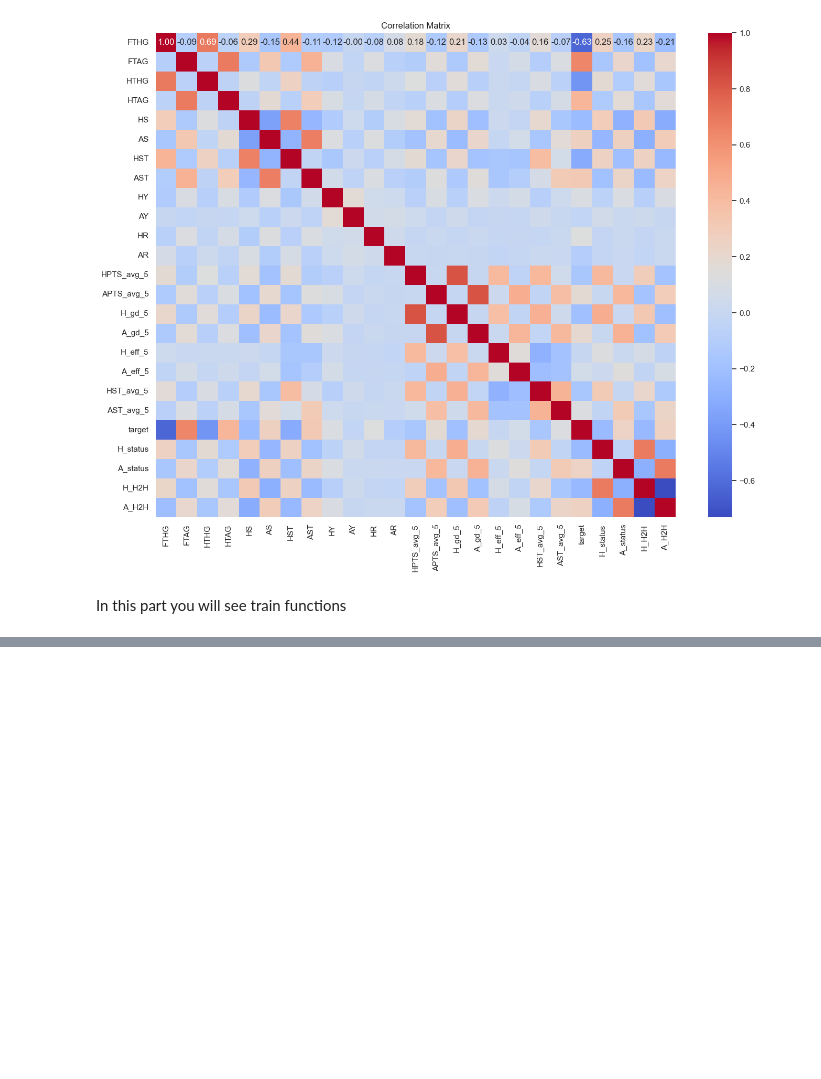
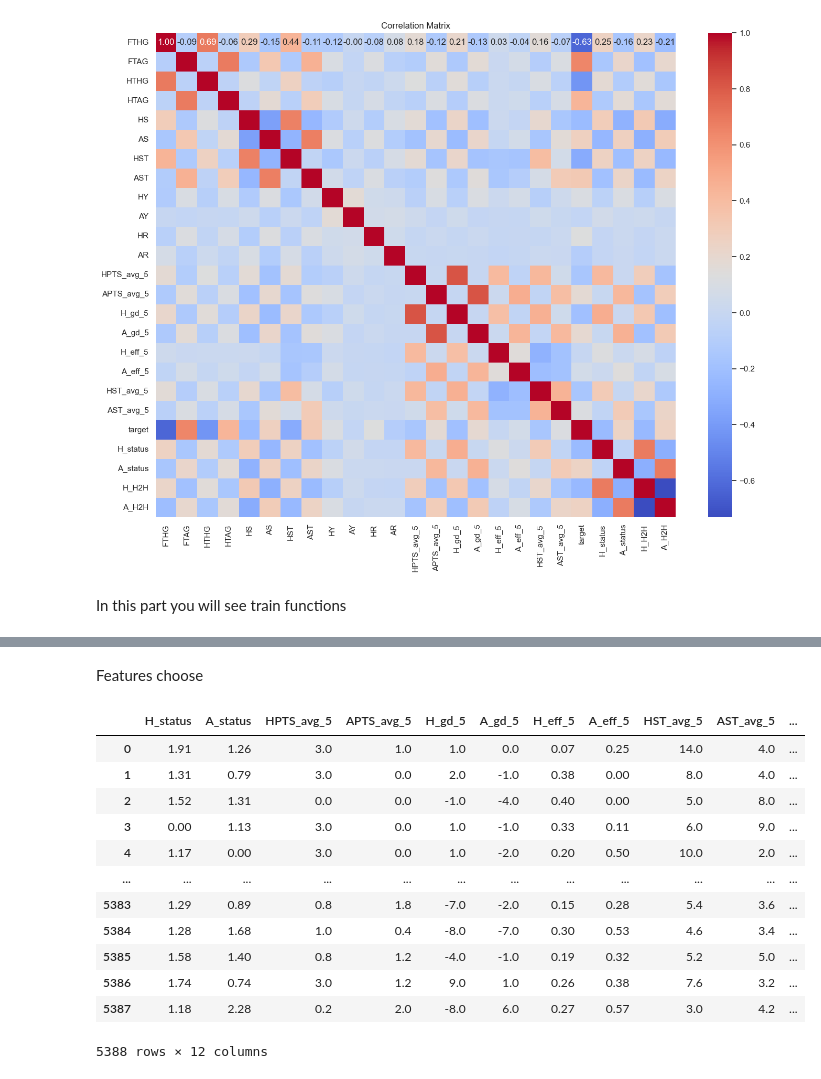
Before and after one commit to tmaxell/footforecast, a Jupyter notebook: analysis.ipynb, the cells around one changed output, grey strips where cells are left out. Drawn from its saved outputs; the diff is of its cells as text; code cells hidden in the pictures; blank space fills up the shorter version.

```diff
--- a/analysis.ipynb
+++ b/analysis.ipynb
@@ -670,0 +697,19 @@ def plot_confustion_matrix(y_test, y_pred, clf, method: str):
+# %% [markdown]
+Features choose
+# %%
+features = ['H_status', 'A_status', 'HPTS_avg_5', 'APTS_avg_5', 'H_gd_5', 'A_gd_5', 'H_eff_5', 'A_eff_5', 'HST_avg_5', 'AST_avg_5', 'H_H2H', 'A_H2H']
+seasons[features]
+# %% [output]
+|  | H_status | A_status | HPTS_avg_5 | APTS_avg_5 | H_gd_5 | A_gd_5 | H_eff_5 | A_eff_5 | HST_avg_5 | AST_avg_5 | ... |
+| 0 | 1.91 | 1.26 | 3.0 | 1.0 | 1.0 | 0.0 | 0.07 | 0.25 | 14.0 | 4.0 | ... |
+| 1 | 1.31 | 0.79 | 3.0 | 0.0 | 2.0 | -1.0 | 0.38 | 0.00 | 8.0 | 4.0 | ... |
+| 2 | 1.52 | 1.31 | 0.0 | 0.0 | -1.0 | -4.0 | 0.40 | 0.00 | 5.0 | 8.0 | ... |
+| 3 | 0.00 | 1.13 | 3.0 | 0.0 | 1.0 | -1.0 | 0.33 | 0.11 | 6.0 | 9.0 | ... |
+| 4 | 1.17 | 0.00 | 3.0 | 0.0 | 1.0 | -2.0 | 0.20 | 0.50 | 10.0 | 2.0 | ... |
+| ... | ... | ... | ... | ... | ... | ... | ... | ... | ... | ... | ... |
+| 5383 | 1.29 | 0.89 | 0.8 | 1.8 | -7.0 | -2.0 | 0.15 | 0.28 | 5.4 | 3.6 | ... |
+| 5384 | 1.28 | 1.68 | 1.0 | 0.4 | -8.0 | -7.0 | 0.30 | 0.53 | 4.6 | 3.4 | ... |
+| 5385 | 1.58 | 1.40 | 0.8 | 1.2 | -4.0 | -1.0 | 0.19 | 0.32 | 5.2 | 5.0 | ... |
+| 5386 | 1.74 | 0.74 | 3.0 | 1.2 | 9.0 | 1.0 | 0.26 | 0.38 | 7.6 | 3.2 | ... |
+| 5387 | 1.18 | 2.28 | 0.2 | 2.0 | -8.0 | 6.0 | 0.27 | 0.57 | 3.0 | 4.2 | ... |
+5388 rows × 12 columns
```
Also changed, not shown: parts of 8 cells of this notebook.
